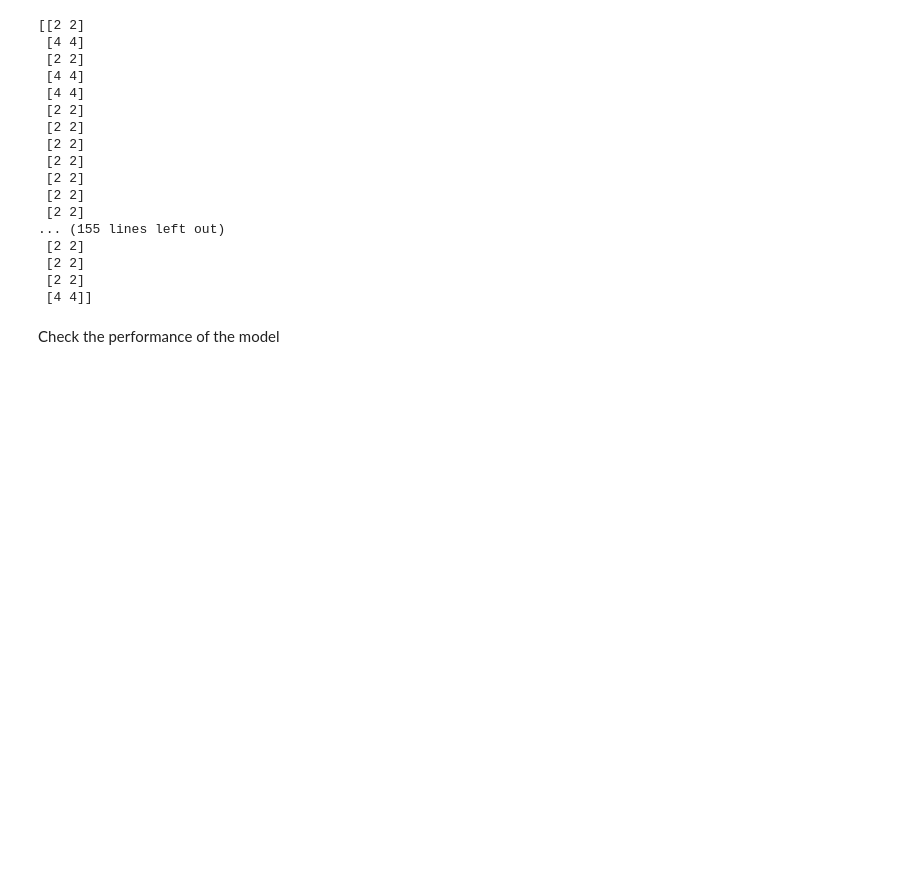
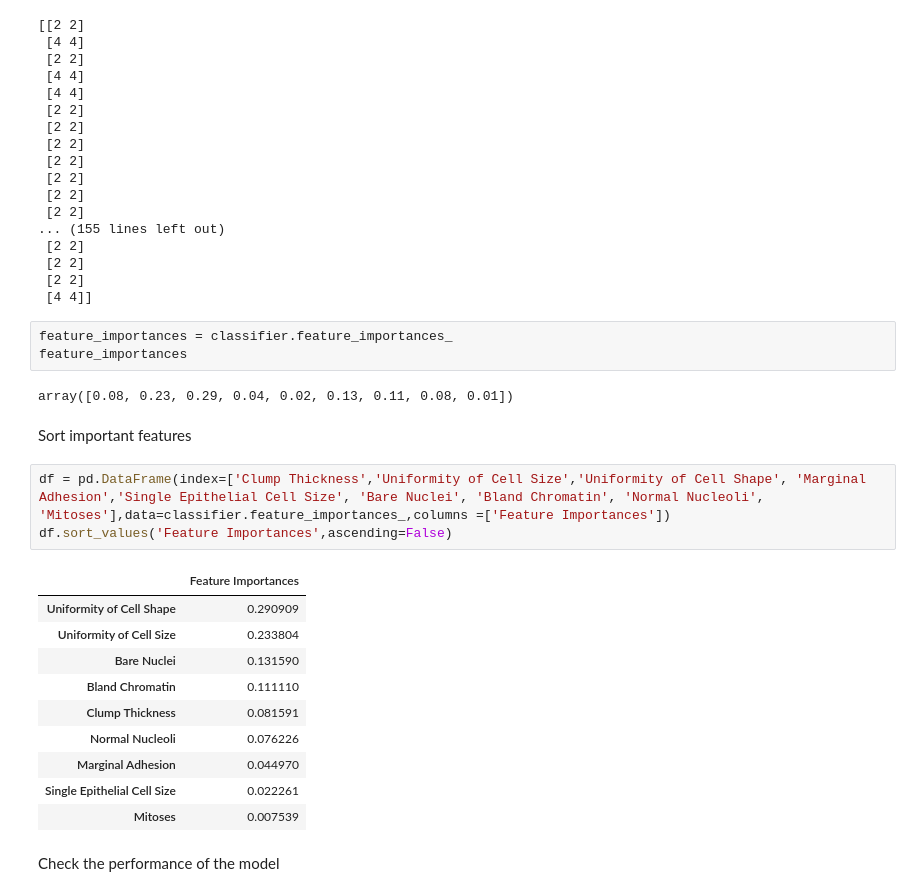
Before and after one commit to ThanhPhuongDA/RandomForest, a Jupyter notebook: RandomForest.ipynb, the cells around one changed output. Drawn from its saved outputs; the diff is of its cells as text; blank space fills up the shorter version.

```diff
--- a/RandomForest.ipynb
+++ b/RandomForest.ipynb
@@ -98,6 +110,27 @@ print(np.concatenate((y_pred.reshape(len(y_pred),1), y_test.reshape(len(y_test),
  [2 2]
  [2 2]
  [4 4]]
+# %%
+feature_importances = classifier.feature_importances_
+feature_importances
+# %% [output]
+array([0.08, 0.23, 0.29, 0.04, 0.02, 0.13, 0.11, 0.08, 0.01])
+# %% [markdown]
+Sort important features
+# %%
+df = pd.DataFrame(index=['Clump Thickness','Uniformity of Cell Size','Uniformity of Cell Shape', 'Marginal Adhesion','Single Epithelial Cell Size', 'Bare Nuclei', 'Bland Chromatin', 'Normal Nucleoli', 'Mitoses'],data=classifier.feature_importances_,columns =['Feature Importances'])
+df.sort_values('Feature Importances',ascending=False)
+# %% [output]
+|  | Feature Importances |
+| Uniformity of Cell Shape | 0.290909 |
+| Uniformity of Cell Size | 0.233804 |
+| Bare Nuclei | 0.131590 |
+| Bland Chromatin | 0.111110 |
+| Clump Thickness | 0.081591 |
+| Normal Nucleoli | 0.076226 |
+| Marginal Adhesion | 0.044970 |
+| Single Epithelial Cell Size | 0.022261 |
+| Mitoses | 0.007539 |
 # %% [markdown]
 Check the performance of the model
 # %%
```
Also changed, not shown: parts of 3 cells of this notebook.
